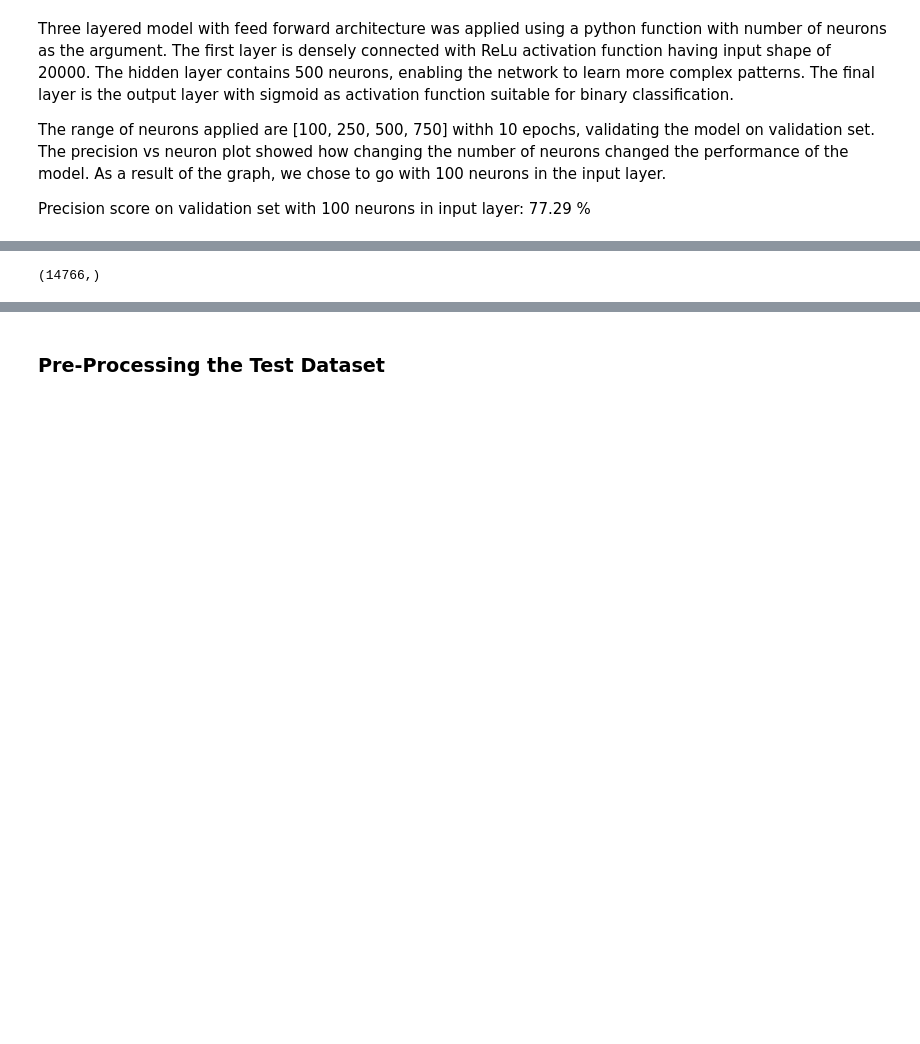
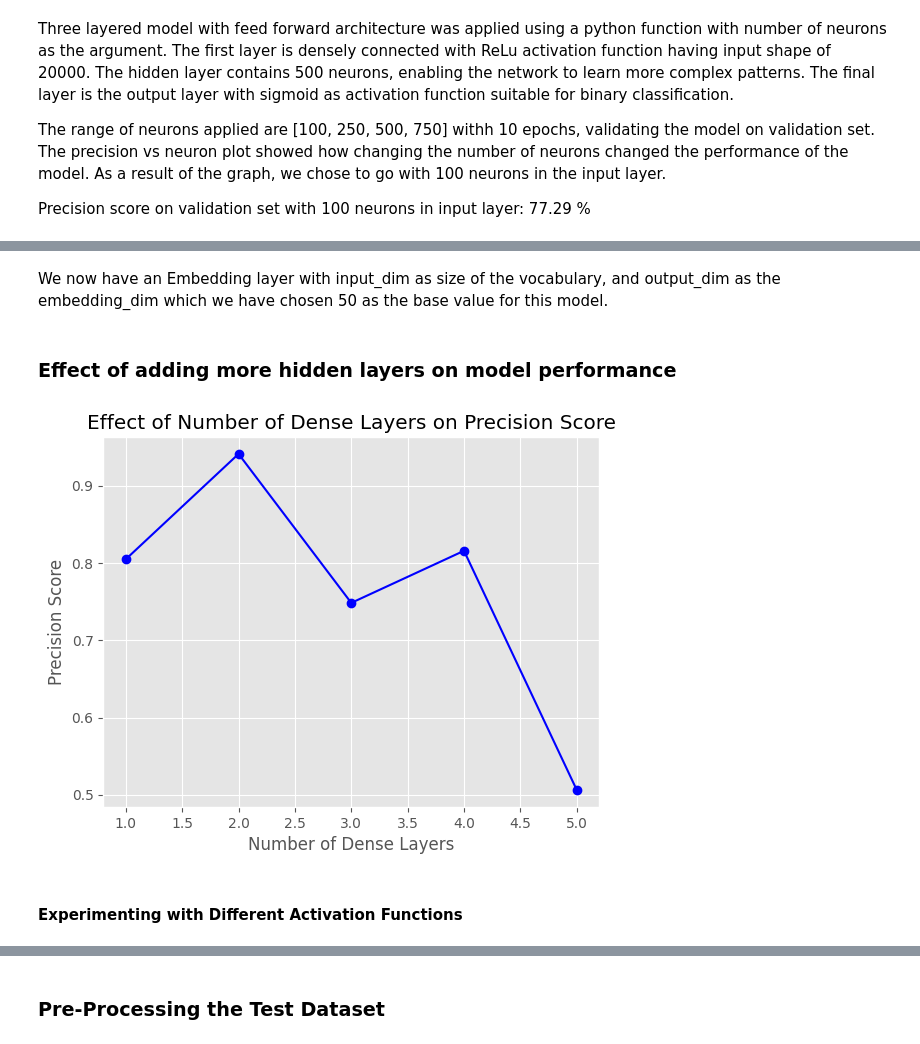
Before and after one commit to niak22/PythonProjects, a Jupyter notebook: CS985_ML/Relevance Classification/relevance.ipynb, the cells around one changed output, grey strips where cells are left out. Saved outputs shown, nothing was run; the diff lists cells and outputs as text; code cells hidden in the pictures; blank space fills up the shorter version.

```diff
--- a/CS985_ML/Relevance Classification/relevance.ipynb
+++ b/CS985_ML/Relevance Classification/relevance.ipynb
@@ -526,4 +490,45 @@ print(X_train[2, :])
-# %%
-y_train.shape
-# %% [output]
-(14766,)
+# %% [markdown]
+We now have an Embedding layer with input_dim as size of the vocabulary, and output_dim as the embedding_dim which we have chosen 50 as the base value for this model.
+# %% [markdown]
+### Effect of adding more hidden layers on model performance
+# %%
+from keras import layers
+
+embedding_dim = 50
+
+def create_model(num_layers):
+    model = Sequential()
+    model.add(layers.Embedding(input_dim=vocab_size,
+                           output_dim=embedding_dim, input_shape=(1000,)))
+    model.add(layers.Flatten())
+    model.add(Dense(500, activation='sigmoid', input_shape=(1000,)))
+    for _ in range(num_layers):
+        model.add(Dense(100, activation='relu'))
+    model.add(Dense(1, activation='sigmoid'))
+    model.compile(optimizer='adam', loss='binary_crossentropy', metrics=['precision'])
+    return model
+# %%
+num_layers_range = range(1, 6)  # Number of dense layers: 1 to 5
+precision_scores = []
+
+for num_layers in num_layers_range:
+    model = create_model(num_layers)
+    history = model.fit(X_train, y_train,
+                    epochs=5,
+                    verbose=False,
+                    validation_data=(X_test, y_test),
+                    batch_size=500)
+    loss, precision = model.evaluate(X_test, y_test, verbose=False)
+    precision_scores.append(precision)
+# %%
+# Plot the results
+plt.plot(num_layers_range, precision_scores, marker='o', color = 'blue')
+plt.xlabel('Number of Dense Layers')
+plt.ylabel('Precision Score')
+plt.title('Effect of Number of Dense Layers on Precision Score')
+plt.grid(True)
+plt.show()
+# %% [output]
+[figure, added]
+# %% [markdown]
+#### Experimenting with Different Activation Functions
```
Also changed, not shown: parts of 40 cells of this notebook.
